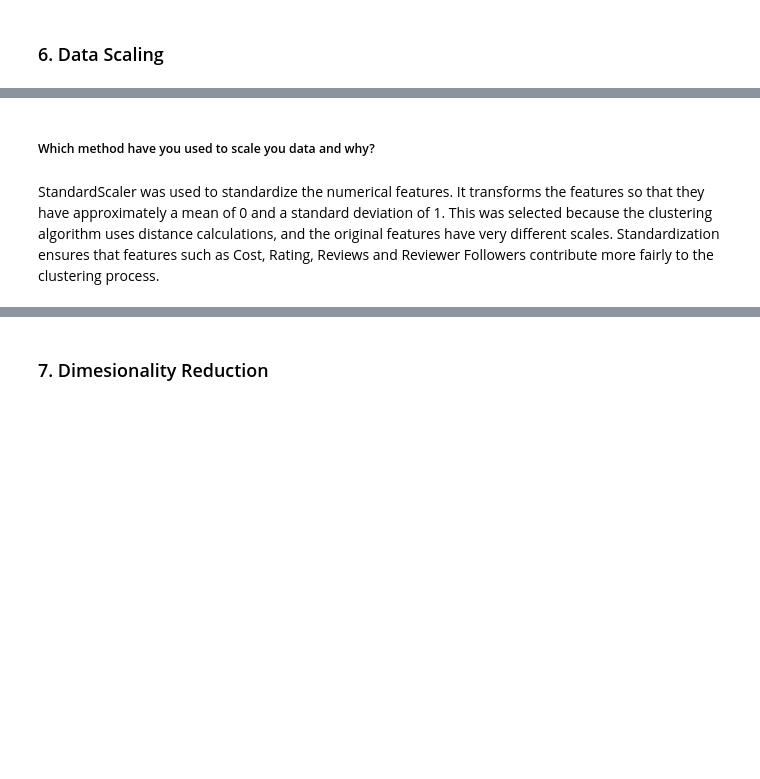
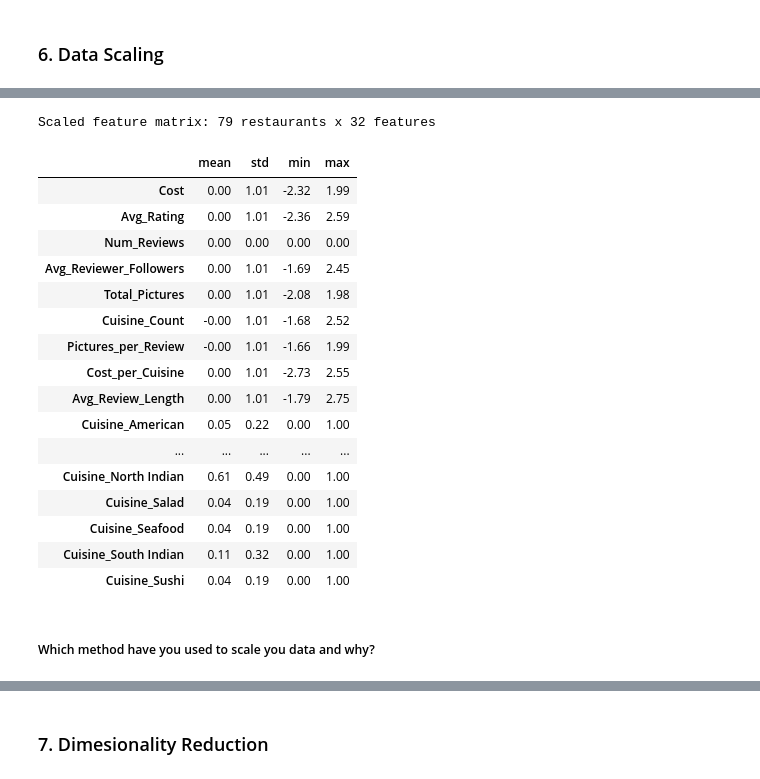
Before and after one commit to adamaneeqaqwathka-arch/Zomato-Data-Analysis, a Jupyter notebook: notebooks/Adam_Zomato_clustering.ipynb, the cells around one changed output, grey strips where cells are left out. Drawn from its saved outputs; the diff is of its cells as text; code cells hidden in the pictures; blank space fills up the shorter version.

```diff
--- a/notebooks/Adam_Zomato_clustering.ipynb
+++ b/notebooks/Adam_Zomato_clustering.ipynb
@@ -1968,4 +1899,40 @@ features_scaled.head()
+# %%
+# =========================================================
+# Data Scaling
+# Distance-based clustering (and PCA, if used in Dimensionality
+# Reduction next) is scale-sensitive: Cost lives in the hundreds,
+# Cuisine_Count is a single digit, and the cuisine flags are
+# already 0/1. Left unscaled, Cost alone would dominate every
+# distance calculation. We scale only the continuous columns with
+# StandardScaler and leave the 0/1 cuisine flags as they are.
+# =========================================================
+from sklearn.preprocessing import StandardScaler
+
+features_scaled = features_transformed.copy()
+
+scaler = StandardScaler()
+features_scaled[continuous_cols] = scaler.fit_transform(features_transformed[continuous_cols])
+
+print(f"Scaled feature matrix: {features_scaled.shape[0]} restaurants x {features_scaled.shape[1]} features")
+display(features_scaled.describe().T[['mean', 'std', 'min', 'max']].round(2))
+# %% [output]
+Scaled feature matrix: 79 restaurants x 32 features
+|  | mean | std | min | max |
+| Cost | 0.00 | 1.01 | -2.32 | 1.99 |
+| Avg_Rating | 0.00 | 1.01 | -2.36 | 2.59 |
+| Num_Reviews | 0.00 | 0.00 | 0.00 | 0.00 |
+| Avg_Reviewer_Followers | 0.00 | 1.01 | -1.69 | 2.45 |
+| Total_Pictures | 0.00 | 1.01 | -2.08 | 1.98 |
+| Cuisine_Count | -0.00 | 1.01 | -1.68 | 2.52 |
+| Pictures_per_Review | -0.00 | 1.01 | -1.66 | 1.99 |
+| Cost_per_Cuisine | 0.00 | 1.01 | -2.73 | 2.55 |
+| Avg_Review_Length | 0.00 | 1.01 | -1.79 | 2.75 |
+| Cuisine_American | 0.05 | 0.22 | 0.00 | 1.00 |
+| ... | ... | ... | ... | ... |
+| Cuisine_North Indian | 0.61 | 0.49 | 0.00 | 1.00 |
+| Cuisine_Salad | 0.04 | 0.19 | 0.00 | 1.00 |
+| Cuisine_Seafood | 0.04 | 0.19 | 0.00 | 1.00 |
+| Cuisine_South Indian | 0.11 | 0.32 | 0.00 | 1.00 |
+| Cuisine_Sushi | 0.04 | 0.19 | 0.00 | 1.00 |
 # %% [markdown]
 ##### Which method have you used to scale you data and why?
-# %% [markdown]
-StandardScaler was used to standardize the numerical features. It transforms the features so that they have approximately a mean of 0 and a standard deviation of 1. This was selected because the clustering algorithm uses distance calculations, and the original features have very different scales. Standardization ensures that features such as Cost, Rating, Reviews and Reviewer Followers contribute more fairly to the clustering process.
```
Also changed, not shown: parts of 23 cells of this notebook, 1 other file.
